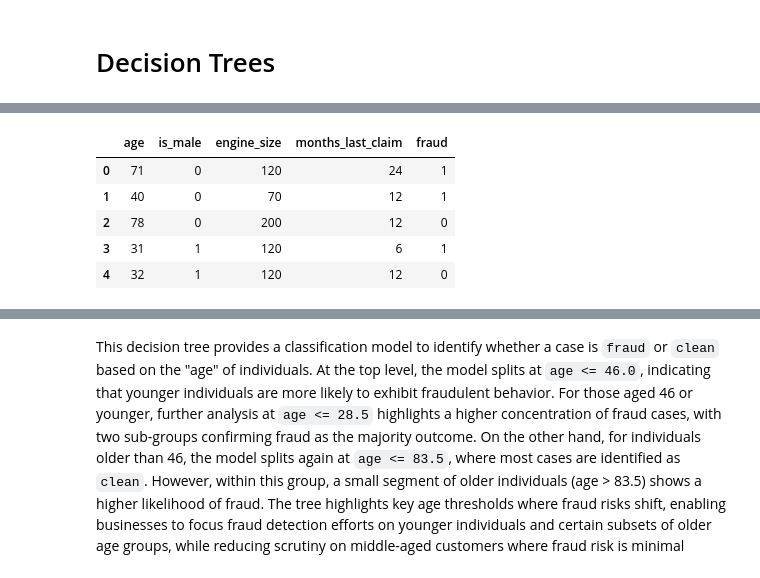
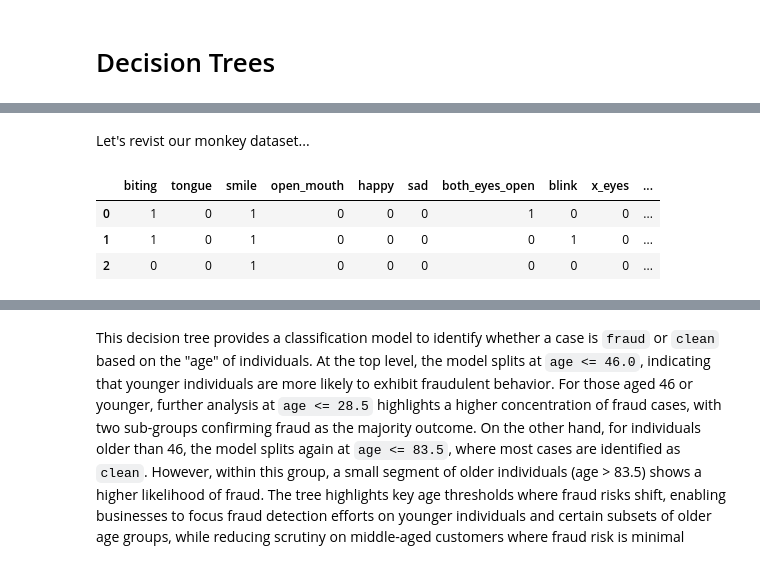
Before and after one commit to lcbjrrr/ML315, a Jupyter notebook: ML315_5_Trees.ipynb, the cells around one changed output, grey strips where cells are left out. Cells and saved outputs as stored; diff of their text form; code cells hidden in the pictures.

```diff
--- a/ML315_5_Trees.ipynb
+++ b/ML315_5_Trees.ipynb
@@ -14,11 +5,11 @@ This dataset seems suitable for exploring potential relationships between these
+# %% [markdown]
+Let's revist our monkey dataset...
 # %%
 import pandas as pd
-df = pd.read_csv('https://raw.githubusercontent.com/lcbjrrr/ML315/refs/heads/main/datasets/car_insurance_fraud.csv')
-df.head()
+train = pd.read_csv('https://raw.githubusercontent.com/lcbjrrr/ML315/refs/heads/main/datasets/monkeys%20-%20train.csv')
+train.head(3)
 # %% [output]
-|  | age | is_male | engine_size | months_last_claim | fraud |
-| 0 | 71 | 0 | 120 | 24 | 1 |
-| 1 | 40 | 0 | 70 | 12 | 1 |
-| 2 | 78 | 0 | 200 | 12 | 0 |
-| 3 | 31 | 1 | 120 | 6 | 1 |
-| 4 | 32 | 1 | 120 | 12 | 0 |
+|  | biting | tongue | smile | open_mouth | happy | sad | both_eyes_open | blink | x_eyes | ... |
+| 0 | 1 | 0 | 1 | 0 | 0 | 0 | 1 | 0 | 0 | ... |
+| 1 | 1 | 0 | 1 | 0 | 0 | 0 | 0 | 1 | 0 | ... |
+| 2 | 0 | 0 | 1 | 0 | 0 | 0 | 0 | 0 | 0 | ... |
```
Also changed, not shown: parts of 12 cells of this notebook.
